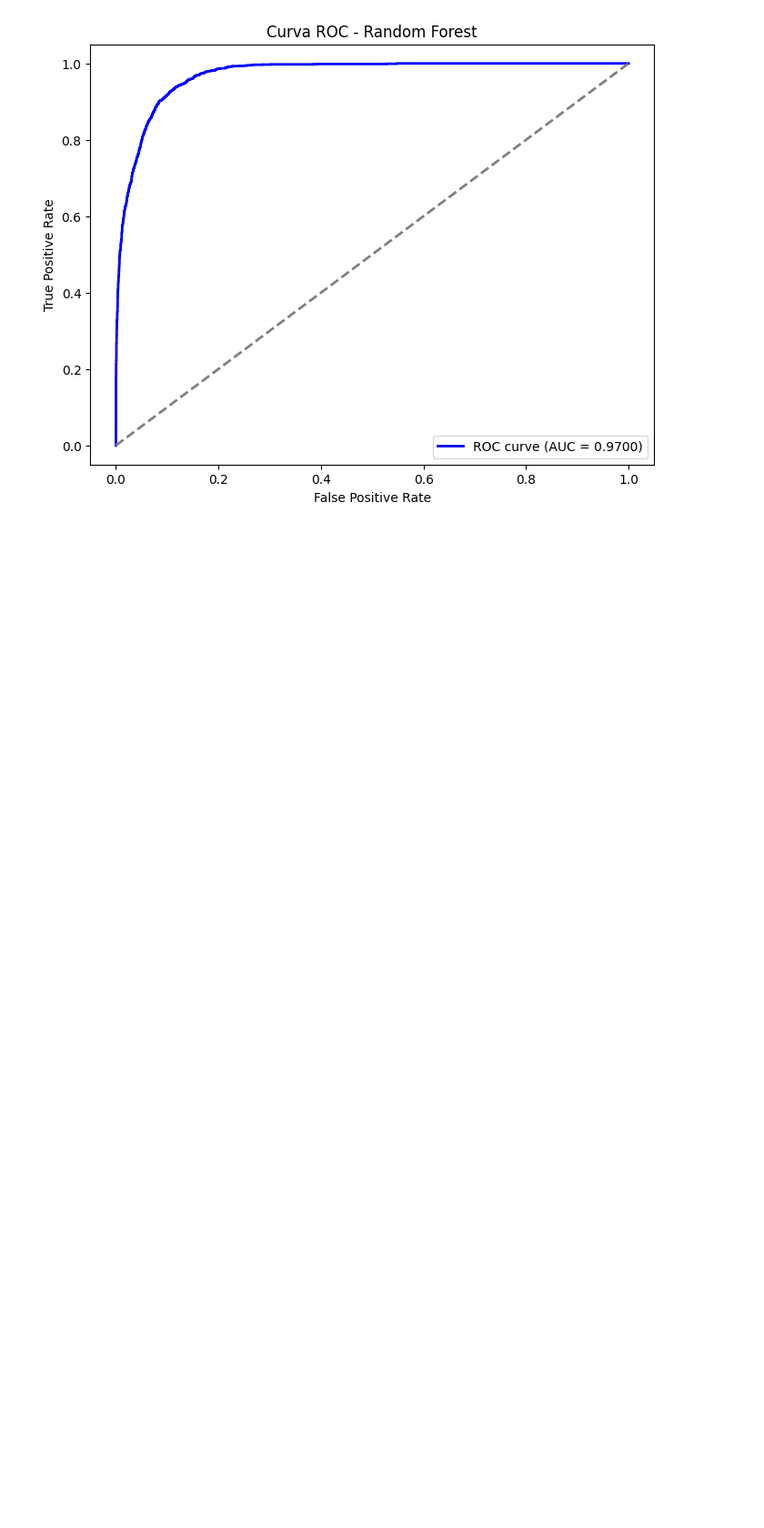
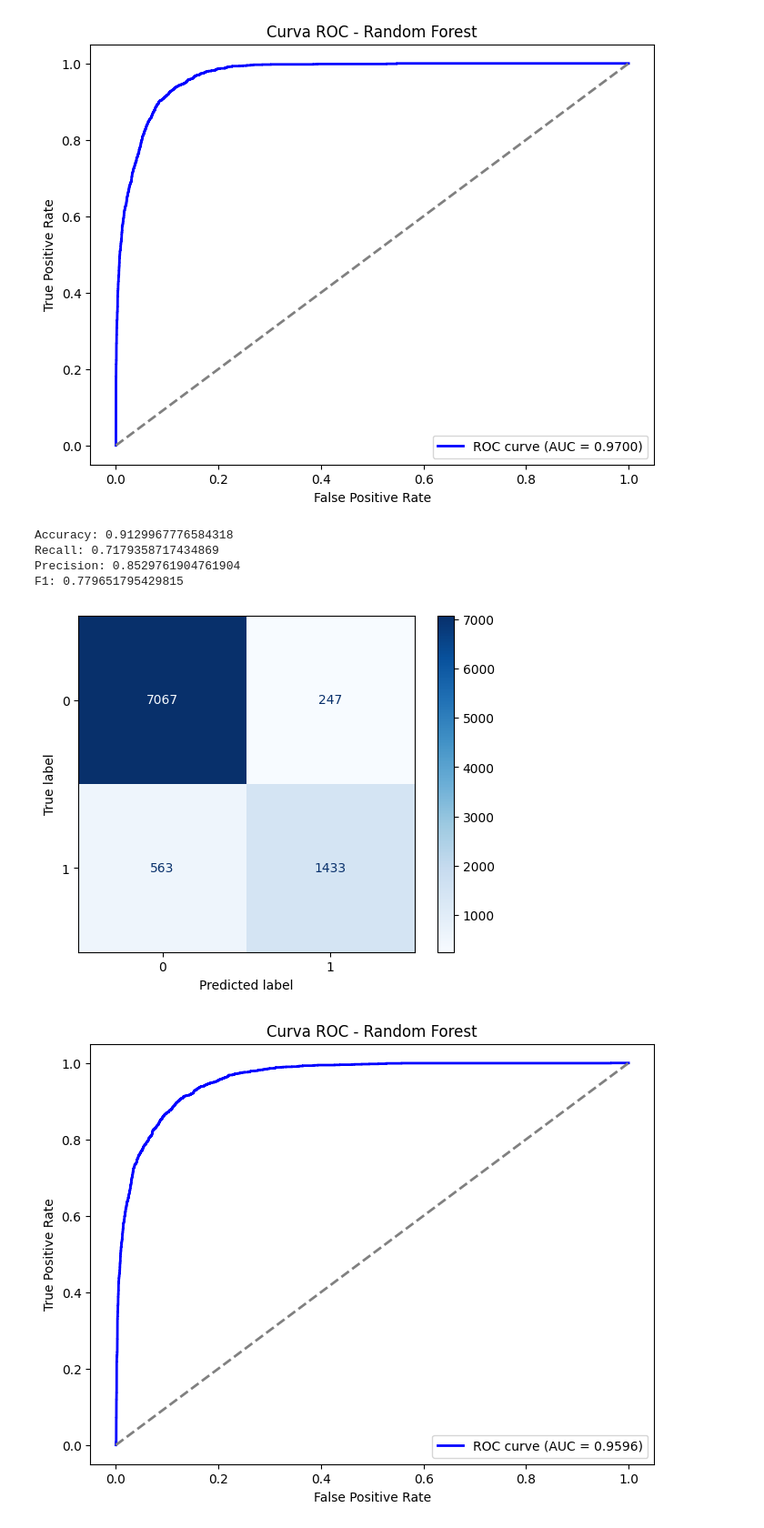
Before and after one commit to BancoXLab/deteccion_clientes_banco, a Jupyter notebook: models/baseline.ipynb, the cells around one changed output. Shown: that part at 91% size. Saved outputs shown, nothing was run; the diff lists cells and outputs as text; code cells hidden in the pictures; blank space fills up the shorter version.

Commit message:
Agregue regresion logistica

```diff
--- a/models/baseline.ipynb
+++ b/models/baseline.ipynb
@@ -46,6 +47,12 @@ def entrenar(modelo, data):
         xgb_model.fit(X_train, Y_train)
         y_pred = xgb_model.predict(X_test)
         y_prob = xgb_model.predict_proba(X_test)[:, 1]
+
+    if modelo == "Regresion Logistica":
+        rl_model = LogisticRegression(max_iter=1000, solver="liblinear", random_state=42)
+        rl_model.fit(X_train, Y_train)
+        y_pred = rl_model.predict(X_test)
+        y_prob = rl_model.predict_proba(X_test)[:, 1]
 
     accuracy = accuracy_score(Y_test, y_pred)
     recall = recall_score(Y_test, y_pred)
@@ -86,6 +93,15 @@ Precision: 0.8153129849974133
 F1: 0.8022397556630185
 [figure]
 [figure]
+# %%
+entrenar("Regresion Logistica", df)
+# %% [output]
+Accuracy: 0.9129967776584318
+Recall: 0.7179358717434869
+Precision: 0.8529761904761904
+F1: 0.779651795429815
+[figure, added]
+[figure, added]
 # %% [markdown]
 ### Métricas sin Oversampling (36000, 4000)
 
```
Also changed, not shown: parts of 1 cell of this notebook.
